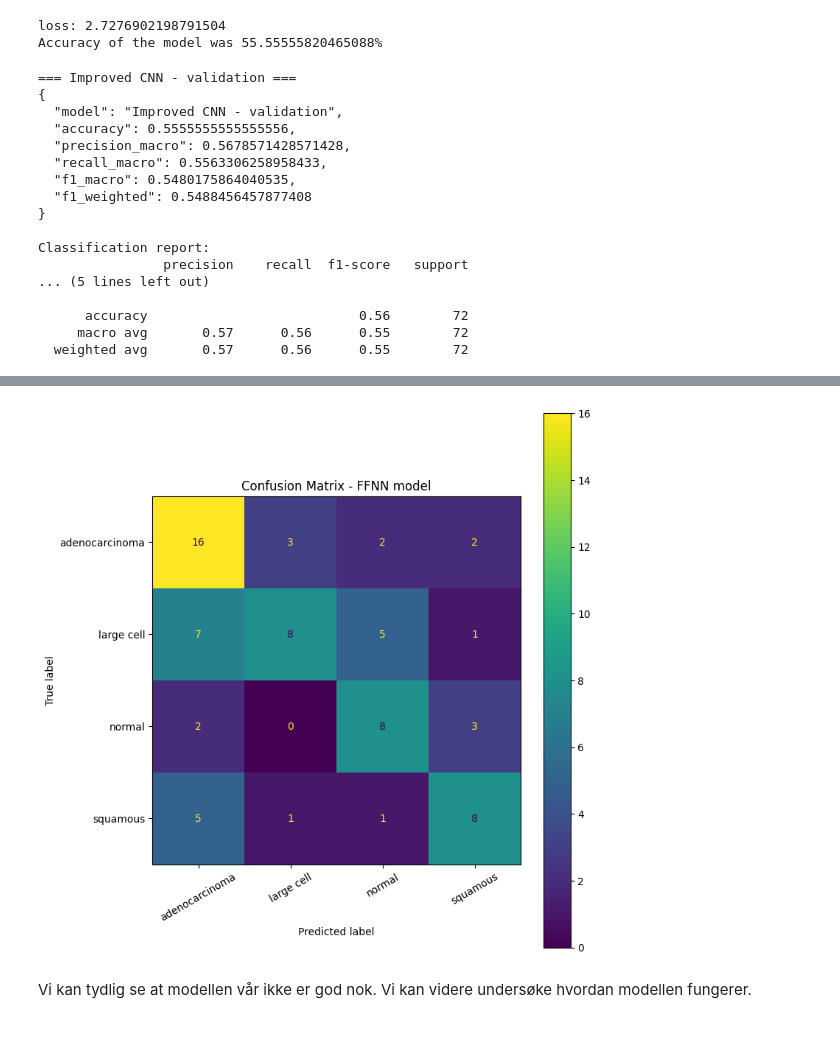
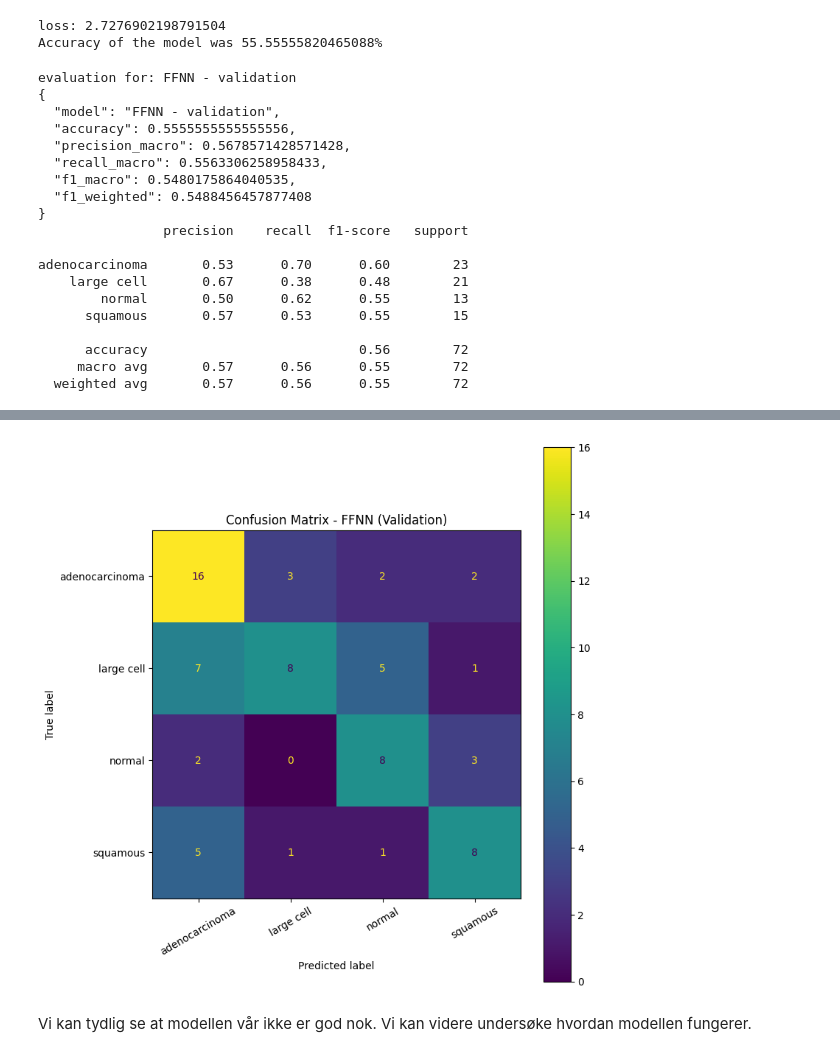
Before and after one commit to chritof/Chest-Cancer-Detections-Using-Deep-Learning, a Jupyter notebook: ChestCancer/utforskeData.ipynb, the cells around one changed output, grey strips where cells are left out. Drawn from its saved outputs; the diff is of its cells as text; code cells hidden in the pictures.

```diff
--- a/ChestCancer/utforskeData.ipynb
+++ b/ChestCancer/utforskeData.ipynb
@@ -156,17 +152,16 @@ Train classes: ['adenocarcinoma_left.lower.lobe_T2_N0_M0_Ib', 'large.cell.carcin
 Valid classes: ['adenocarcinoma_left.lower.lobe_T2_N0_M0_Ib', 'large.cell.carcinoma_left.hilum_T2_N2_M0_IIIa', 'normal', 'squamous.cell.carcinoma_left.hilum_T1_N2_M0_IIIa']
 Test classes: ['adenocarcinoma_left.lower.lobe_T2_N0_M0_Ib', 'large.cell.carcinoma_left.hilum_T2_N2_M0_IIIa', 'normal', 'squamous.cell.carcinoma_left.hilum_T1_N2_M0_IIIa']
 # %%
-#gjør om pikselverdi fra 0-255 -> 0-1
-#(modellen lærer mye bedre med små verdier!)
 normalization_layer = tf.keras.layers.Rescaling(1.0 / 255)
-#normaliser hvert bildet og behold label
-train_data = train_data.map(lambda img, label: (normalization_layer(img), label))
-valid_data = valid_data.map(lambda img, label: (normalization_layer(img), label))
-test_data = test_data.map(lambda img, label: (normalization_layer(img), label))
+
+def normalize_dataset(ds):
+    ds = ds.map(lambda img, label: (normalization_layer(img), label), num_parallel_calls=AUTOTUNE)
+    ds = ds.prefetch(AUTOTUNE)
+    return ds
+
+train_data = normalize_dataset(train_raw)
+valid_data = normalize_dataset(valid_raw)
+test_data = normalize_dataset(test_raw)
-# %%
-train_data = train_data.prefetch(tf.data.AUTOTUNE)
-valid_data = valid_data.prefetch(tf.data.AUTOTUNE)
-test_data = test_data.prefetch(tf.data.AUTOTUNE)
 # %%
 for images, labels in train_data.take(1):
     print("Image batch shape:", images.shape)
@@ -407,27 +401,30 @@ print("Accuracy of the model was {}%".format(score[1]*100))
 loss: 2.7276902198791504
 Accuracy of the model was 55.55555820465088%
 # %%
-ff_results, label_true_val_1, label_pred_val_1 = evaluate_model(
+#30
+ff_results, y_true_ff, y_pred_ff = evaluate_model(
     ff_network,
     valid_data,
-    model_name="Improved CNN - validation"
+    model_name="FFNN - validation"
 )
 
-plot_confusion(label_true_val_1, label_pred_val_1, "Confusion Matrix - FFNN model")
+plot_confusion(y_true_ff, y_pred_ff, "Confusion Matrix - FFNN (Validation)")
 # %% [output]
-=== Improved CNN - validation ===
+evaluation for: FFNN - validation
 {
-  "model": "Improved CNN - validation",
+  "model": "FFNN - validation",
   "accuracy": 0.5555555555555556,
   "precision_macro": 0.5678571428571428,
   "recall_macro": 0.5563306258958433,
   "f1_macro": 0.5480175864040535,
   "f1_weighted": 0.5488456457877408
 }
+                precision    recall  f1-score   support
 
-Classification report:
-                precision    recall  f1-score   support
-... (5 lines left out)
+adenocarcinoma       0.53      0.70      0.60        23
+    large cell       0.67      0.38      0.48        21
+        normal       0.50      0.62      0.55        13
+      squamous       0.57      0.53      0.55        15
 
       accuracy                           0.56        72
      macro avg       0.57      0.56      0.55        72
@@ -436,4 +433,4 @@ Classification report:
-[figure, old version]
+[figure, new version]
 # %% [markdown]
 Vi kan tydlig se at modellen vår ikke er god nok. Vi kan videre undersøke hvordan modellen fungerer.
 # %%
```
Also changed, not shown: parts of 47 cells of this notebook, 1 other file.
